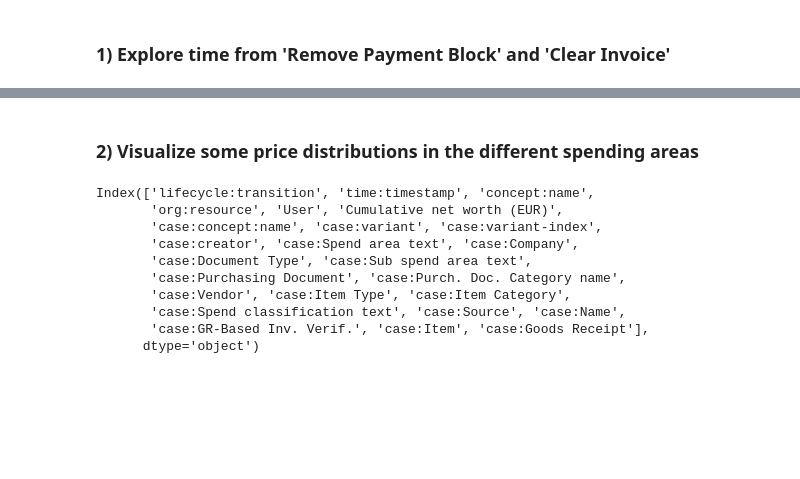
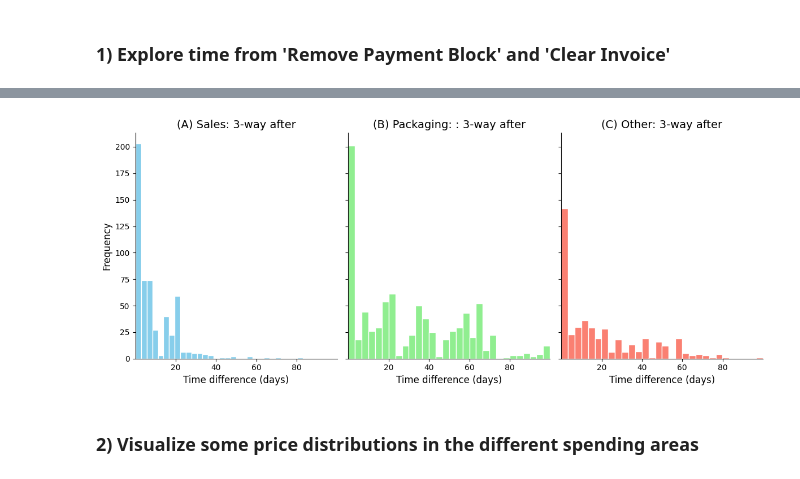
Before and after one commit to sampledrift42/MDS-PODS-Proj1, a Jupyter notebook: data_preparation/data_exploration.ipynb, the cells around one changed output, grey strips where cells are left out. Saved outputs shown, nothing was run; the diff lists cells and outputs as text; code cells hidden in the pictures; blank space fills up the shorter version.

```diff
--- a/data_preparation/data_exploration.ipynb
+++ b/data_preparation/data_exploration.ipynb
@@ -622,17 +664,55 @@ plt.show()
+# %%
+# Histograms of the time difference of Item Category = 3-way after
+
+# Time difference between Remove Payment Block and Clear Invoice
+t_diff_before_sales = calculate_time_differences(after_sales_log, 'Remove Payment Block', 'Clear Invoice')
+t_diff_before_packaging = calculate_time_differences(after_packaging_log, 'Remove Payment Block', 'Clear Invoice')
+t_diff_before_other = calculate_time_differences(after_other_log, 'Remove Payment Block', 'Clear Invoice')
+
+# Plot (put the 3 plots together)
+common_xlim = (min(t_diff_before_sales['time_difference'].min(),
+                   t_diff_before_packaging['time_difference'].min(),
+                   t_diff_before_other['time_difference'].min()),
+               max(t_diff_before_sales['time_difference'].max(),
+                   t_diff_before_packaging['time_difference'].max(),
+                   t_diff_before_other['time_difference'].max()))
+
+fig, axes = plt.subplots(1, 3, figsize=(12, 5), sharey=True)
+
+axes[0].hist(t_diff_before_sales['time_difference'], bins=30, color='skyblue', edgecolor='white')
+axes[0].set_xlim(common_xlim)
+axes[0].set_xlabel('Time difference (days)', fontsize=12)
+axes[0].set_ylabel('Frequency', fontsize=12)
+axes[0].set_title('(A) Sales: 3-way after', fontsize=14)
+axes[0].spines['top'].set_visible(False)
+axes[0].spines['right'].set_visible(False)
+axes[0].spines['left'].set_visible(True)
+axes[0].spines['bottom'].set_visible(True)
+
+axes[1].hist(t_diff_before_packaging['time_difference'], bins=30, color='lightgreen', edgecolor='white')
+axes[1].set_xlim(common_xlim)
+axes[1].set_xlabel('Time difference (days)', fontsize=12)
+axes[1].set_title('(B) Packaging: : 3-way after', fontsize=14)
+axes[1].spines['top'].set_visible(False)
+axes[1].spines['right'].set_visible(False)
+axes[1].spines['left'].set_visible(True)
+axes[1].spines['bottom'].set_visible(True)
+
+axes[2].hist(t_diff_before_other['time_difference'], bins=30, color='salmon', edgecolor='white')
+axes[2].set_xlim(common_xlim)
+axes[2].set_xlabel('Time difference (days)', fontsize=12)
+axes[2].set_title('(C) Other: 3-way after', fontsize=14)
+axes[2].spines['top'].set_visible(False)
+axes[2].spines['right'].set_visible(False)
+axes[2].spines['left'].set_visible(True)
+axes[2].spines['bottom'].set_visible(True)
+
+plt.tight_layout()
+plt.savefig("histograms_time_after.png", dpi=300, bbox_inches='tight', format='png')
+plt.show()
+# %% [output]
+[figure, added]
 # %% [markdown]
 ### 2) Visualize some price distributions in the different spending areas
-# %%
-standardpo_sales_df.columns
-# %% [output]
-Index(['lifecycle:transition', 'time:timestamp', 'concept:name',
-       'org:resource', 'User', 'Cumulative net worth (EUR)',
-       'case:concept:name', 'case:variant', 'case:variant-index',
-       'case:creator', 'case:Spend area text', 'case:Company',
-       'case:Document Type', 'case:Sub spend area text',
-       'case:Purchasing Document', 'case:Purch. Doc. Category name',
-       'case:Vendor', 'case:Item Type', 'case:Item Category',
-       'case:Spend classification text', 'case:Source', 'case:Name',
-       'case:GR-Based Inv. Verif.', 'case:Item', 'case:Goods Receipt'],
-      dtype='object')
 # %%
 # Plot (put the 3 plots together)
```
Also changed, not shown: parts of 13 cells of this notebook.
